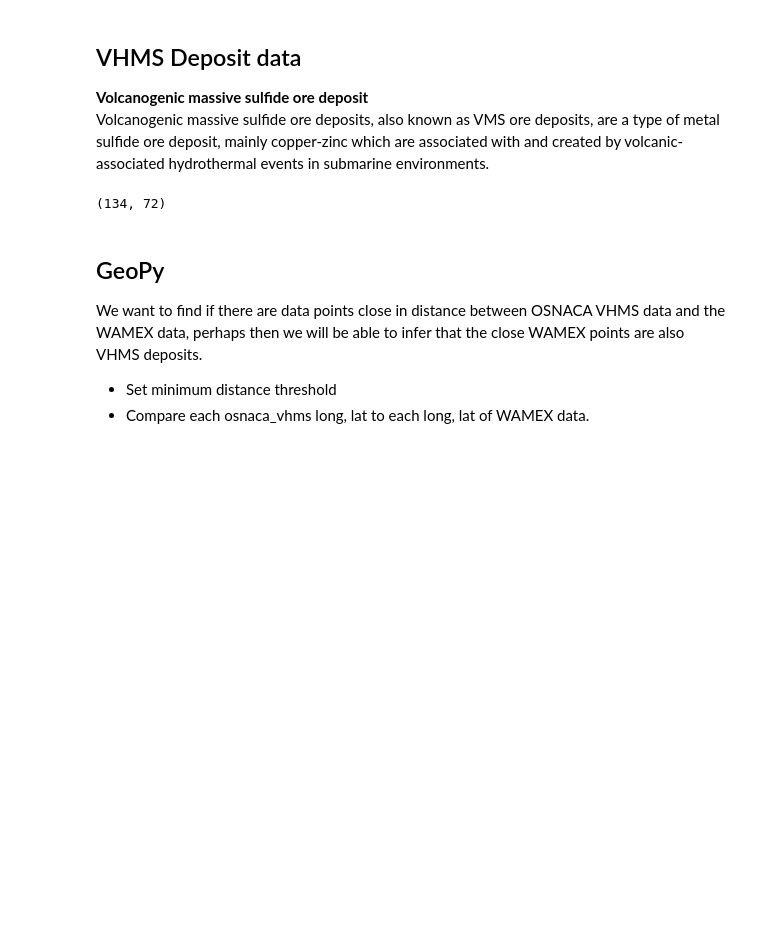
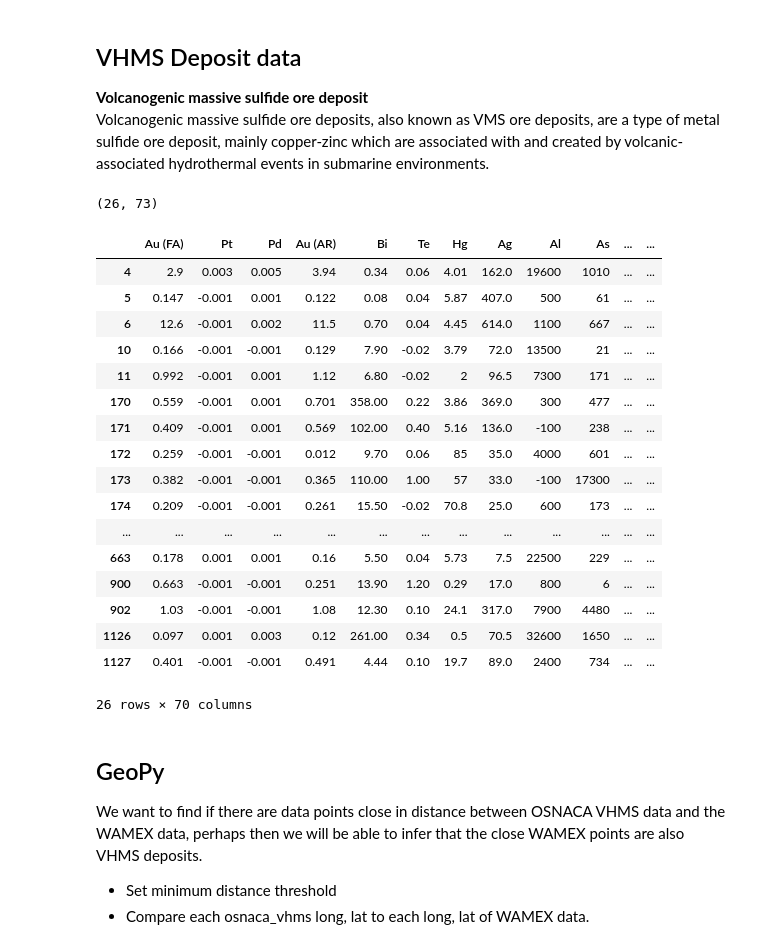
Before and after one commit to franticOreo/CriticalMinerals, a Jupyter notebook: eli/Osnaca_RF-Copy1.ipynb, the cells around one changed output. Cells and saved outputs as stored; diff of their text form; code cells hidden in the pictures; blank space fills up the shorter version.

```diff
--- a/eli/Osnaca_RF-Copy1.ipynb
+++ b/eli/Osnaca_RF-Copy1.ipynb
@@ -48,7 +32,7 @@ osnaca_metadata_sheet1.rename(columns={'OSNACA Number': 'Sample',
                                       'LAT (WGS84) ddd.ddd': 'LAT',
                                       'LONG (WGS84) ddd.ddd': 'LONG'}, inplace=True)
 # Merge the Class feature onto osnaca data.
-osnaca = osnaca.merge(osnaca_metadata_sheet1[['Sample','Class', 'LAT', 'LONG']], on='Sample')
+osnaca = osnaca.merge(osnaca_metadata_sheet1[['Sample','Class', 'LAT', 'LONG', 'State']], on='Sample')
 
 osnaca.head(3)
 # %% [output]
@@ -62,12 +62,33 @@ osnaca.head(3)
 **Volcanogenic massive sulfide ore deposit** <br>
 Volcanogenic massive sulfide ore deposits, also known as VMS ore deposits, are a type of metal sulfide ore deposit, mainly copper-zinc which are associated with and created by volcanic-associated hydrothermal events in submarine environments.
 # %%
-osnaca_vhms = osnaca[osnaca['Class'] == 'VHMS']
+osnaca_vhms = osnaca[(osnaca['Class'] == 'VHMS') & (osnaca['State'] == 'Western Australia')]
 osnaca_vhms.shape
 # %% [output]
-(134, 72)
+(26, 73)
 # %%
 osnaca_vhms = osnaca_vhms.drop(['Code', 'Wt Tot', 'Sample'], axis=1)
+# %%
+osnaca_vhms
+# %% [output]
+|  | Au (FA) | Pt | Pd | Au (AR) | Bi | Te | Hg | Ag | Al | As | ... | ... |
+| 4 | 2.9 | 0.003 | 0.005 | 3.94 | 0.34 | 0.06 | 4.01 | 162.0 | 19600 | 1010 | ... | ... |
+| 5 | 0.147 | -0.001 | 0.001 | 0.122 | 0.08 | 0.04 | 5.87 | 407.0 | 500 | 61 | ... | ... |
+| 6 | 12.6 | -0.001 | 0.002 | 11.5 | 0.70 | 0.04 | 4.45 | 614.0 | 1100 | 667 | ... | ... |
+| 10 | 0.166 | -0.001 | -0.001 | 0.129 | 7.90 | -0.02 | 3.79 | 72.0 | 13500 | 21 | ... | ... |
+| 11 | 0.992 | -0.001 | 0.001 | 1.12 | 6.80 | -0.02 | 2 | 96.5 | 7300 | 171 | ... | ... |
+| 170 | 0.559 | -0.001 | 0.001 | 0.701 | 358.00 | 0.22 | 3.86 | 369.0 | 300 | 477 | ... | ... |
+| 171 | 0.409 | -0.001 | 0.001 | 0.569 | 102.00 | 0.40 | 5.16 | 136.0 | -100 | 238 | ... | ... |
+| 172 | 0.259 | -0.001 | -0.001 | 0.012 | 9.70 | 0.06 | 85 | 35.0 | 4000 | 601 | ... | ... |
+| 173 | 0.382 | -0.001 | -0.001 | 0.365 | 110.00 | 1.00 | 57 | 33.0 | -100 | 17300 | ... | ... |
+| 174 | 0.209 | -0.001 | -0.001 | 0.261 | 15.50 | -0.02 | 70.8 | 25.0 | 600 | 173 | ... | ... |
+| ... | ... | ... | ... | ... | ... | ... | ... | ... | ... | ... | ... | ... |
+| 663 | 0.178 | 0.001 | 0.001 | 0.16 | 5.50 | 0.04 | 5.73 | 7.5 | 22500 | 229 | ... | ... |
+| 900 | 0.663 | -0.001 | -0.001 | 0.251 | 13.90 | 1.20 | 0.29 | 17.0 | 800 | 6 | ... | ... |
+| 902 | 1.03 | -0.001 | -0.001 | 1.08 | 12.30 | 0.10 | 24.1 | 317.0 | 7900 | 4480 | ... | ... |
+| 1126 | 0.097 | 0.001 | 0.003 | 0.12 | 261.00 | 0.34 | 0.5 | 70.5 | 32600 | 1650 | ... | ... |
+| 1127 | 0.401 | -0.001 | -0.001 | 0.491 | 4.44 | 0.10 | 19.7 | 89.0 | 2400 | 734 | ... | ... |
+26 rows × 70 columns
 # %% [markdown]
 ## GeoPy
 We want to find if there are data points close in distance between OSNACA VHMS data and the WAMEX data, perhaps then we will be able to infer that the close WAMEX points are also VHMS deposits.
```
Also changed, not shown: parts of 18 cells of this notebook, 2 other files.
